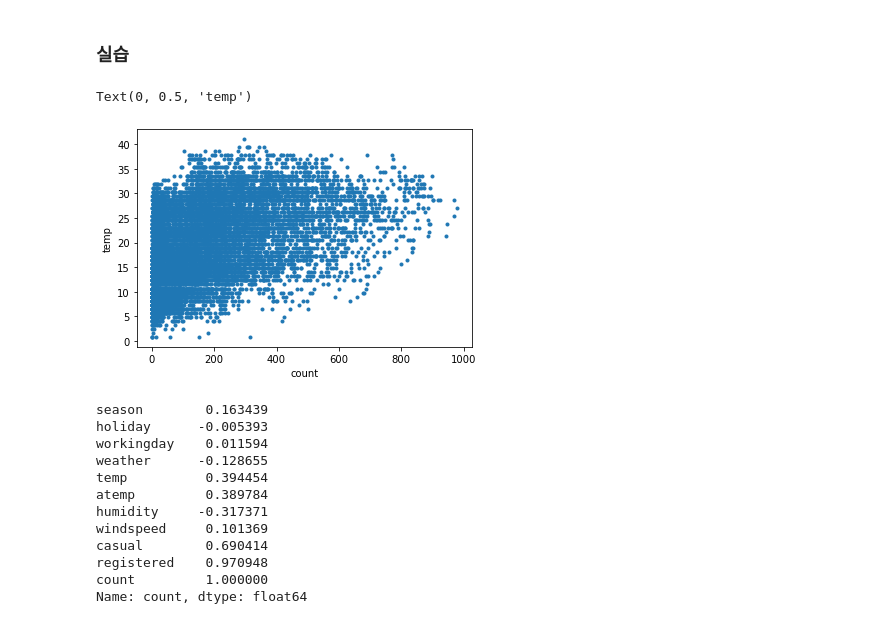
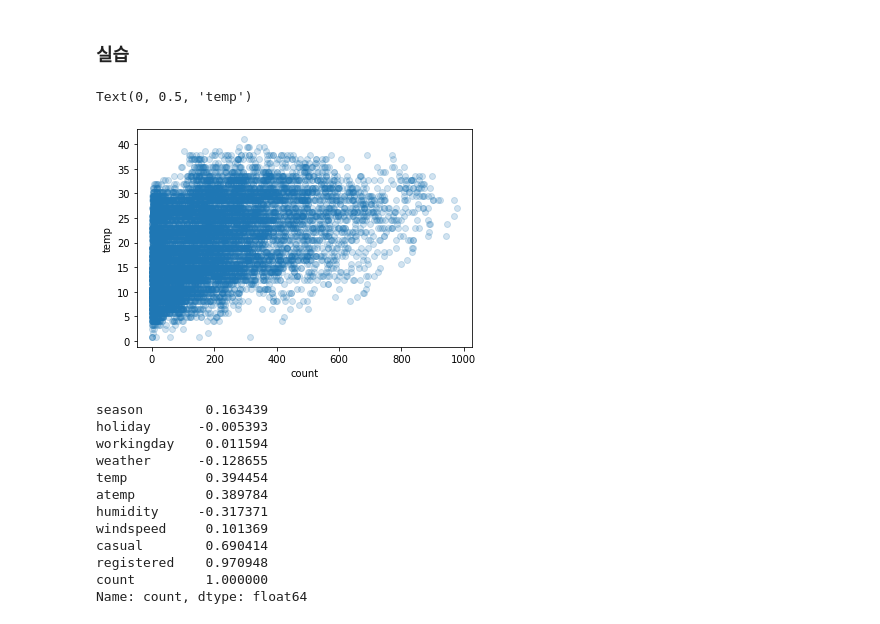
Before and after one commit to KimchiDelicious/YunsuPark, a Jupyter notebook: 2022-ICT/20220708.ipynb, the cells around one changed output. Cells and saved outputs as stored; diff of their text form; code cells hidden in the pictures.

```diff
--- a/2022-ICT/20220708.ipynb
+++ b/2022-ICT/20220708.ipynb
@@ -112,13 +112,13 @@ train.head()
 # %%
 x = train['count']
 y = train['temp']
 
-plt.plot(x,y,'.')
+plt.plot(x,y,'o',alpha=0.2)
 plt.xlabel('count')
 plt.ylabel('temp')
 # %% [output]
 Text(0, 0.5, 'temp')
-[figure, old version]
+[figure, new version]
 # %%
 corr = train.corr()
 corr['count']
```
Also changed, not shown: 3 other files.
